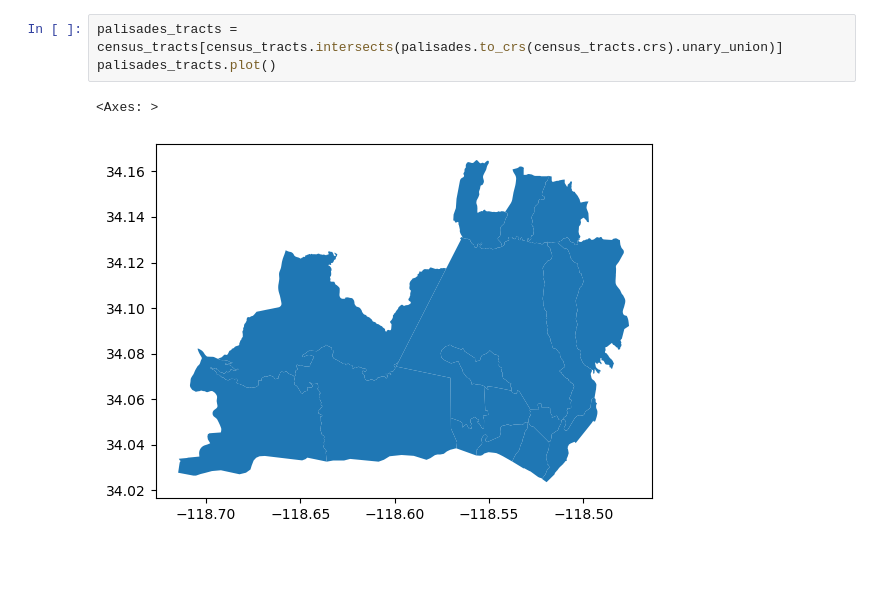
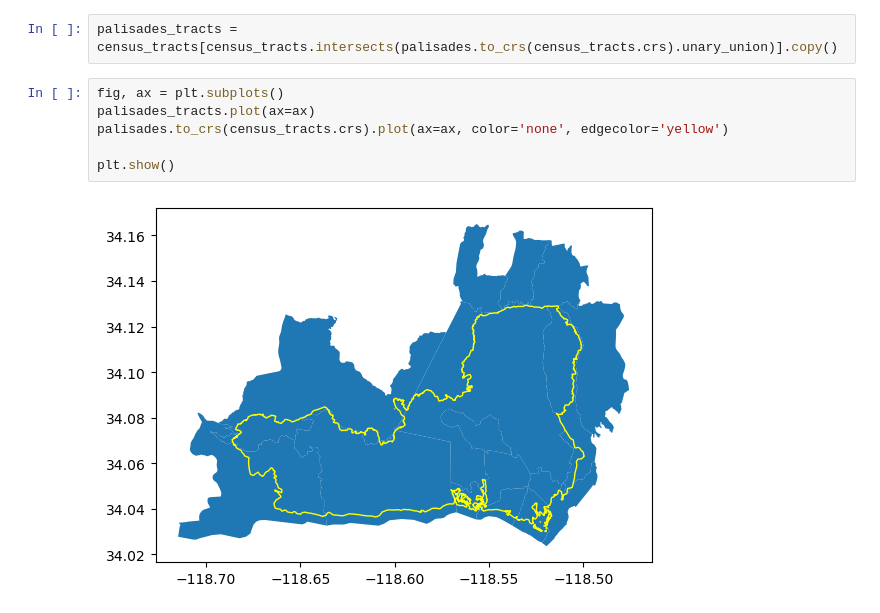
Before and after one commit to MEDS-eds-220/MEDS-eds-220-course, a Jupyter notebook: discussion-sections-upcoming/eaton-palisades/ds8-social-data.ipynb, the cells around one changed output. Cells and saved outputs as stored; diff of their text form; blank space fills up the shorter version.

```diff
--- a/discussion-sections-upcoming/eaton-palisades/ds8-social-data.ipynb
+++ b/discussion-sections-upcoming/eaton-palisades/ds8-social-data.ipynb
@@ -23,6 +22,10 @@ eaton_tracts.plot()
 # %%
-palisades_tracts = census_tracts[census_tracts.intersects(palisades.to_crs(census_tracts.crs).unary_union)]
-palisades_tracts.plot()
+palisades_tracts = census_tracts[census_tracts.intersects(palisades.to_crs(census_tracts.crs).unary_union)].copy()
-# %% [output]
-<Axes: >
-[figure, removed]
+# %%
+fig, ax = plt.subplots()
+palisades_tracts.plot(ax=ax)
+palisades.to_crs(census_tracts.crs).plot(ax=ax, color='none', edgecolor='yellow')
+
+plt.show()
+# %% [output]
+[figure, added]
```
Also changed, not shown: parts of 16 cells of this notebook.
